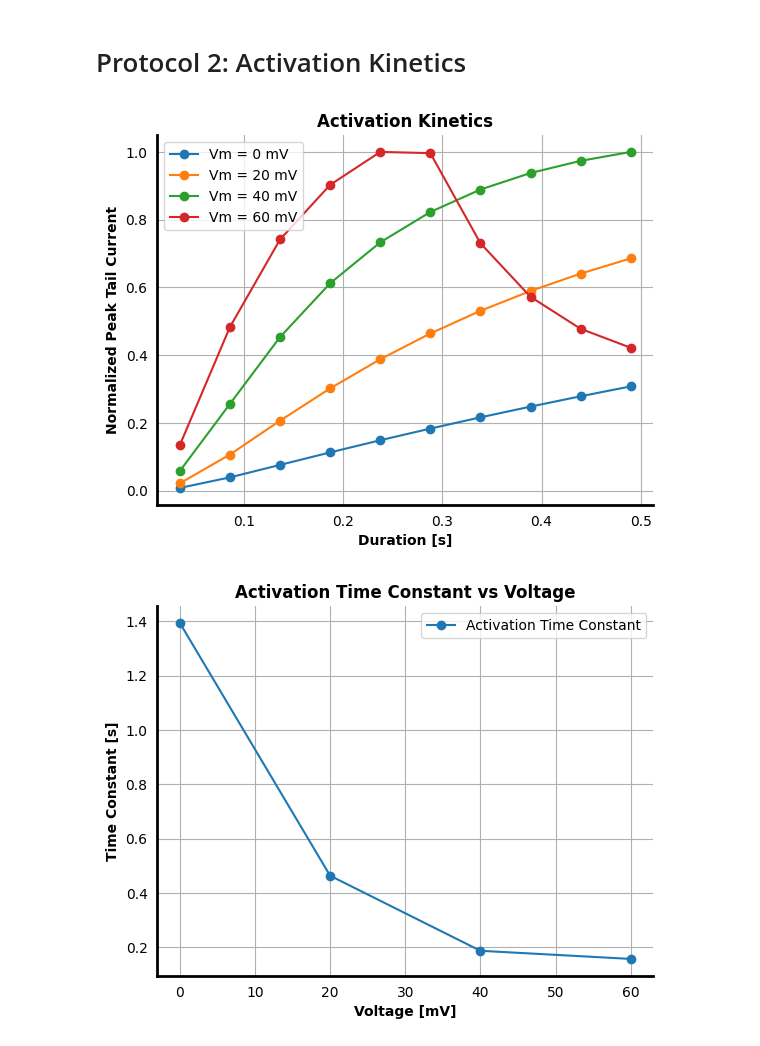
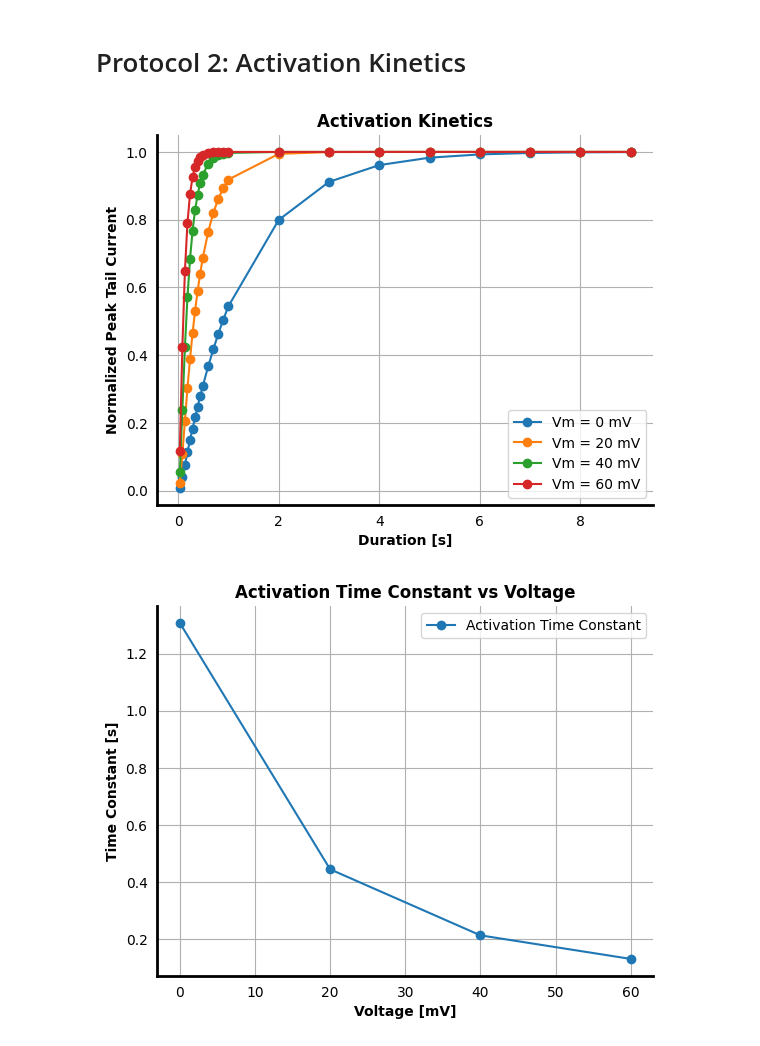
Before and after one commit to Nielssss99/Cold-Receptor, a Jupyter notebook: Kv11/Fit_Kv11.ipynb, the cells around one changed output. Drawn from its saved outputs; the diff is of its cells as text; code cells hidden in the pictures.

```diff
--- a/Kv11/Fit_Kv11.ipynb
+++ b/Kv11/Fit_Kv11.ipynb
@@ -191,17 +194,17 @@ def pktailcurr_Vm(
 Vmclamp = -80.0 # [mV]
 Vmpre = np.arange(-80, 61, 10) # [mV]
 dpre = np.array([3.5]) # [s]
-Vmtest = -50 # [mV]
+Vmtest = np.array([-50]) # [mV]
 dtest = 0.5 # [s]
 dt = 0.0001 # [s]
 Ek = -82.0 # [mV]
 
 # Get peak tail currents
 peak_tail_currents = pktailcurr_Vm(
-    Vmclamp = Vmclamp, Vmpre = Vmpre, dpre = dpre, Vmtest = Vmtest,
+    Vmclamp = Vmclamp, Vmpres = Vmpre, dpres = dpre, Vmtests = Vmtest,
     dtest = dtest, dt = dt, Ek = Ek
     )
-peak_tail_currents = peak_tail_currents[:, 0]
+peak_tail_currents = peak_tail_currents[:, 0, 0]
 # Fit sigmoid
 popt, _ = curve_fit(sigmoid, Vmpre, peak_tail_currents / max(peak_tail_currents))
 
@@ -226,59 +301,42 @@ plt.show()
 # %%
-
-
-def act_tau(act_data: np.ndarray[float], dpre: np.ndarray[float]) -> np.ndarray[float]:
-    tauvals = np.empty(act_data.shape[0])
-    for iv in range(act_data.shape[0]):
-        popt, _ = curve_fit(
-                lambda x, tau: fit_act(x, tau, max(act_data[iv, :])),
-                dpre,
-                act_data[iv, :],
-                p0 = [0.1]
-                )
-        tauvals[iv] = popt[0]
-    return tauvals
-
-def fit_act(duration, tau, peak_tail_currents):
-    return peak_tail_currents * (1 - np.exp(-duration / tau))
-
 # ----- Parameters
 Vmclamp = -80.0 # [mV]
 Vmpre = np.arange(0, 61, 20) # [mV]
 dpre = np.array(
     [
         0.035, 0.08555556, 0.13611111, 0.18666667, 0.23722222,
-        0.28777778, 0.33833333, 0.38888889, 0.43944444, 0.49, 10
+        0.28777778, 0.33833333, 0.38888889, 0.43944444, 0.49,
+        0.6, 0.7, 0.8, 0.9, 1.0,
+        2, 3, 4, 5, 6, 7, 8, 9, 10
         ]
     ) # [s]
-Vmtest = -120 # [mV]
+Vmtest = np.array([-120]) # [mV]
 dtest = 0.2 # [s]
 dt = 0.0001 # [s]
 Ek = -82.0 # [mV]
 
-act_data = pktailcurr_Vm(
-    Vmclamp = Vmclamp, Vmpre = Vmpre, dpre = dpre, Vmtest = Vmtest,
+act_data, tauvals = activation_kinetics(
+    Vmclamp = Vmclamp, Vmpres = Vmpre, dpres = dpre, Vmtests = Vmtest,
     dtest = dtest, dt = dt, Ek = Ek
-)
-act_data = act_data / np.min(act_data, axis = 1)[:, None]
-tauvals = act_tau(act_data, dpre)
+    )
 
 # ---- Plot the tail currents
 for iv in range(act_data.shape[0]):
     plt.plot(dpre[:-1], act_data[iv, :-1], 'o-', label = f'Vm = {Vmpre[iv]} mV')
 plt.xlabel('Duration [s]', fontweight = 'bold')
 plt.ylabel('Normalized Peak Tail Current', fontweight = 'bold')
 plt.title('Activation Kinetics', fontweight = 'bold')
 style_plot()
 plt.legend()
 plt.show()
 
 # ---- Plot the time constants
 plt.plot(Vmpre, tauvals, 'o-', label = 'Activation Time Constant')
 plt.xlabel('Voltage [mV]', fontweight = 'bold')
 plt.ylabel('Time Constant [s]', fontweight = 'bold')
 plt.title('Activation Time Constant vs Voltage', fontweight = 'bold')
 style_plot()
 plt.show()
 # %% [output]
-[figure, old version]
+[figure, new version]
-[figure, old version]
+[figure, new version]
```
Also changed, not shown: parts of 4 cells of this notebook, 6 other files.
